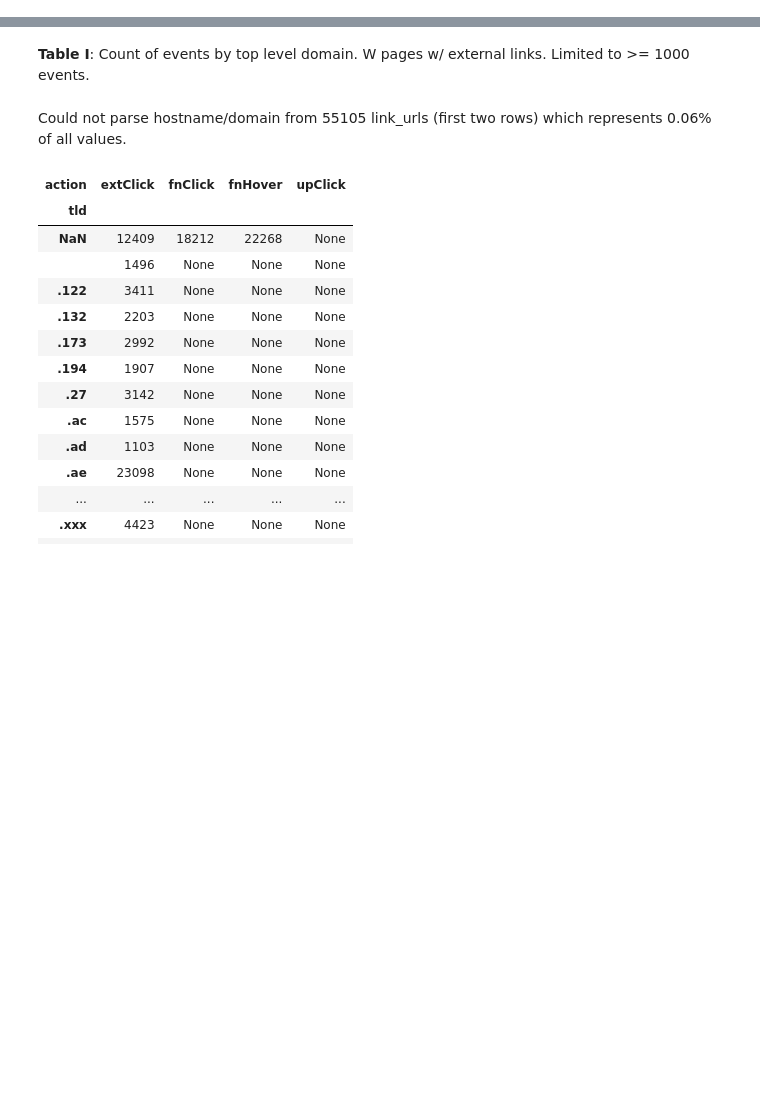
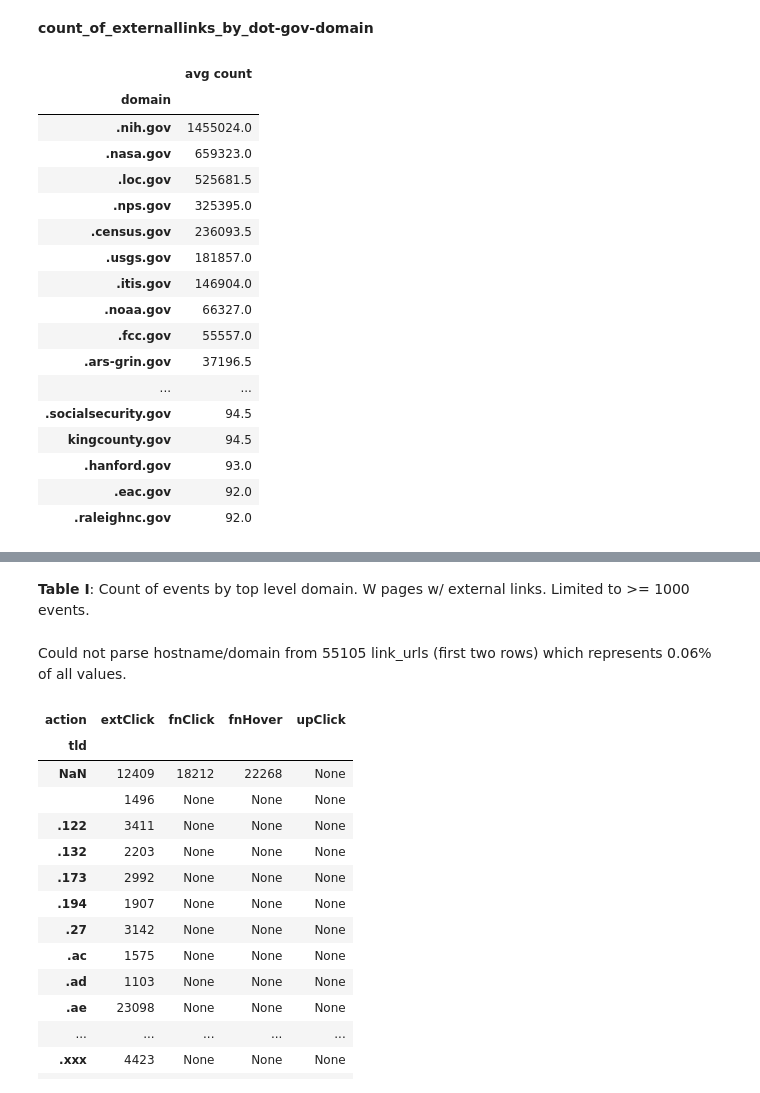
Before and after one commit to elifesciences-publications/wiki-citation-usage, a Jupyter notebook: top-level-domains.ipynb, the cells around one changed output, grey strips where cells are left out. Drawn from its saved outputs; the diff is of its cells as text; code cells hidden in the pictures; blank space fills up the shorter version.

```diff
--- a/top-level-domains.ipynb
+++ b/top-level-domains.ipynb
@@ -8,0 +84,27 @@ pd.options.display.max_rows=10000
+# %%
+report = 'count_of_externallinks_by_dot-gov-domain'
+display(Markdown("**"+report+"**"))
+merged = merge_reports(report)
+df = pd.DataFrame(merged.groupby('domain').agg(['mean'])['num_links']['mean'].sort_values(ascending=False))
+df.rename(columns={'mean':'avg count'}, inplace=True)
+df
+# %% [output]
+**count_of_externallinks_by_dot-gov-domain**
+|  | avg count |
+| domain |  |
+| .nih.gov | 1455024.0 |
+| .nasa.gov | 659323.0 |
+| .loc.gov | 525681.5 |
+| .nps.gov | 325395.0 |
+| .census.gov | 236093.5 |
+| .usgs.gov | 181857.0 |
+| .itis.gov | 146904.0 |
+| .noaa.gov | 66327.0 |
+| .fcc.gov | 55557.0 |
+| .ars-grin.gov | 37196.5 |
+| ... | ... |
+| .socialsecurity.gov | 94.5 |
+| kingcounty.gov | 94.5 |
+| .hanford.gov | 93.0 |
+| .eac.gov | 92.0 |
+| .raleighnc.gov | 92.0 |
```
Also changed, not shown: parts of 12 cells of this notebook.
